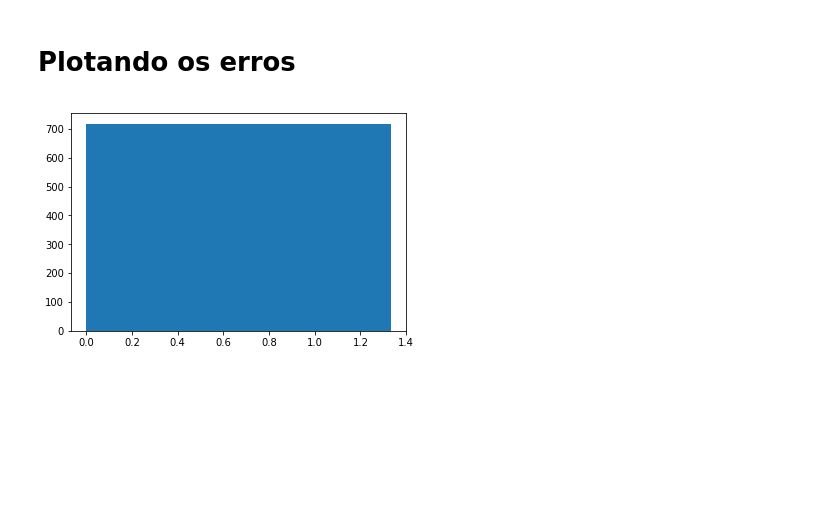
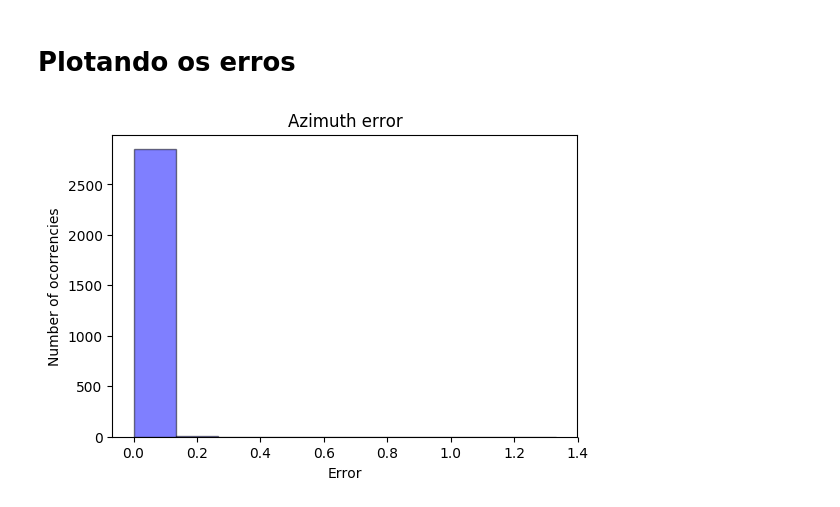
Before and after one commit to PI2-sunflower/satellite-tracker, a Jupyter notebook: notebooks/Estimating TLE error.ipynb, the cells around one changed output. Cells and saved outputs as stored; diff of their text form; code cells hidden in the pictures; blank space fills up the shorter version.

Commit message:
Graphs for erros and time delta between consecutive TLEs

```diff
--- a/notebooks/Estimating TLE error.ipynb
+++ b/notebooks/Estimating TLE error.ipynb
@@ -88,11 +88,16 @@ error_table.describe()
 | max | 1.332285 | 0.532718 | 52.952656 |
 # %% [markdown]
 # Plotando os erros
-# %%
-fig, ax = plt.subplots(1, 1)
-
-plt.hist(az_errors, bins = [0.000088, 0.000752, 0.002614, 1.332285])
-plt.ticklabel_format(style='sci', axis='x', scilimits=(-3,4), edgecolor='b', lw=100)
-plt.show()
-# %% [output]
-[figure, removed]
+# %%
+def plot_arr(arr, title, xlabel='Error'):
+    fig, ax = plt.subplots(1, 1, dpi=100)
+    plt.hist(arr, alpha = 0.5, lw=1, color= 'b', edgecolor='k')
+    plt.ticklabel_format(style='sci', axis='x', scilimits=(0,0))
+    plt.title(title)
+    plt.ylabel('Number of ocorrencies')
+    plt.xlabel(xlabel)
+    plt.show()
+# %%
+plot_arr(az_errors, 'Azimuth error')
+# %% [output]
+[figure, added]
```
Also changed, not shown: parts of 2 cells of this notebook, 2 other files.
